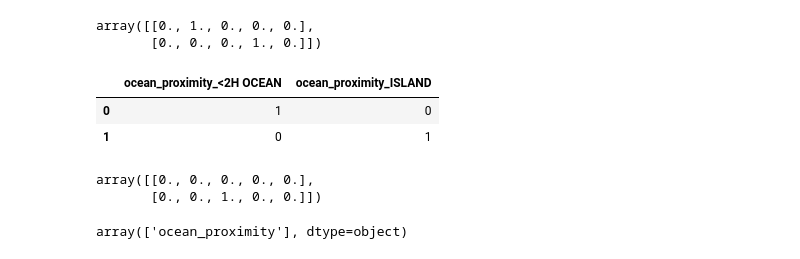
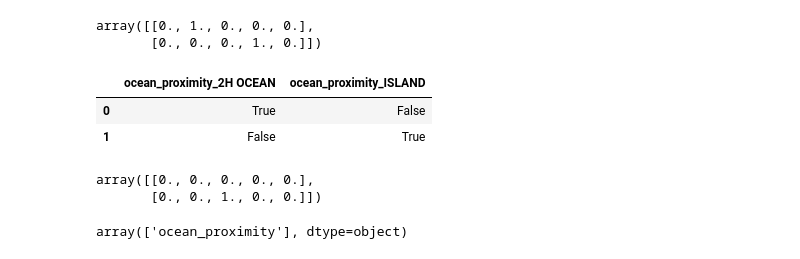
Before and after one commit to KangRyun/handson-ml3, a Jupyter notebook: 02_end_to_end_machine_learning_project.ipynb, the cells around one changed output. Drawn from its saved outputs; the diff is of its cells as text; code cells hidden in the pictures.

```diff
--- a/02_end_to_end_machine_learning_project.ipynb
+++ b/02_end_to_end_machine_learning_project.ipynb
@@ -696,12 +763,12 @@ cat_encoder.transform(df_test)
 array([[0., 1., 0., 0., 0.],
        [0., 0., 0., 1., 0.]])
 # %%
-df_test_unknown = pd.DataFrame({"ocean_proximity": ["<2H OCEAN", "ISLAND"]})
+df_test_unknown = pd.DataFrame({"ocean_proximity": ["2H OCEAN", "ISLAND"]})
 pd.get_dummies(df_test_unknown)
 # %% [output]
-|  | ocean_proximity_<2H OCEAN | ocean_proximity_ISLAND |
-| 0 | 1 | 0 |
-| 1 | 0 | 1 |
+|  | ocean_proximity_2H OCEAN | ocean_proximity_ISLAND |
+| 0 | True | False |
+| 1 | False | True |
 # %%
 cat_encoder.handle_unknown = "ignore"
 cat_encoder.transform(df_test_unknown)
```
Also changed, not shown: parts of 19 cells of this notebook, 2 other files.
